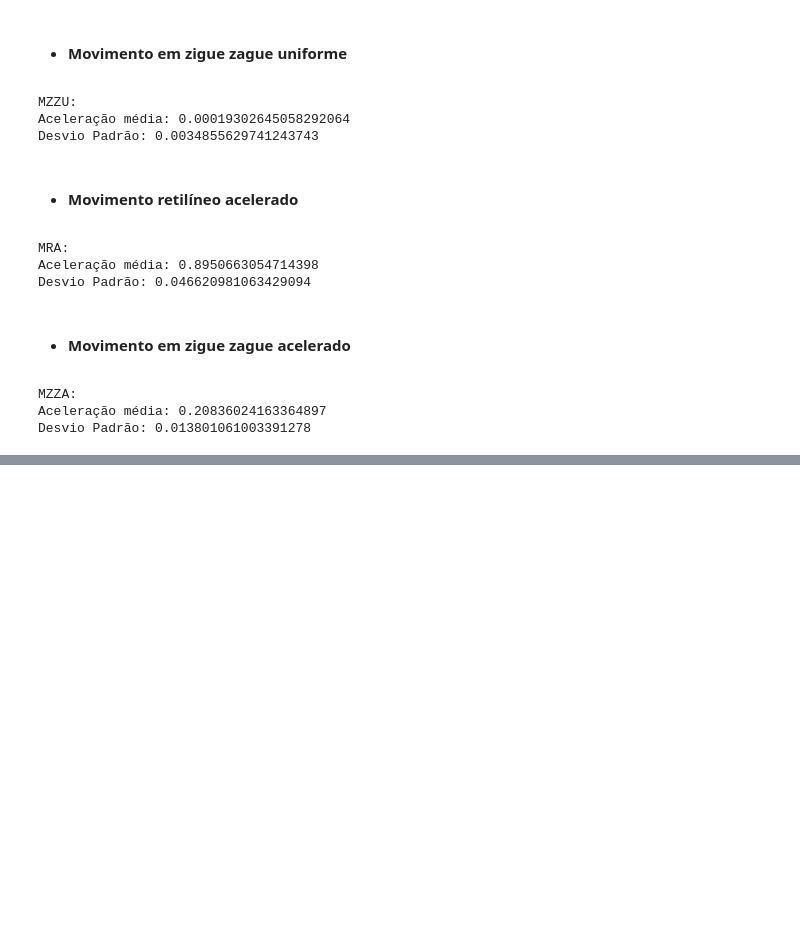
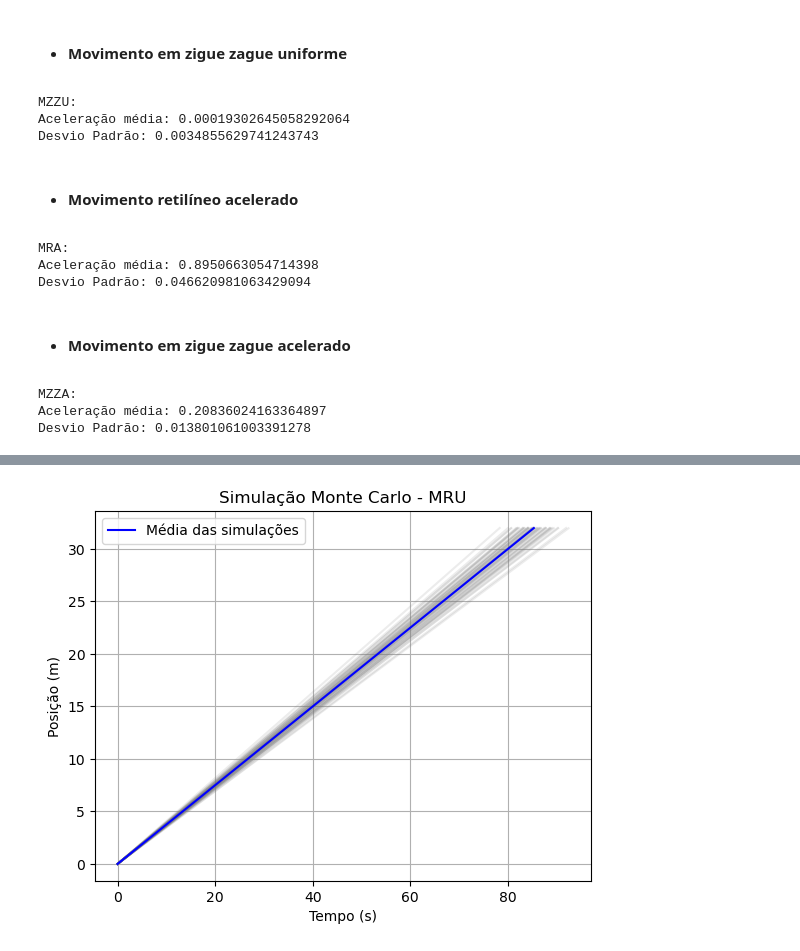
Before and after one commit to RafaBSales/MAC0209-EP2, a Jupyter notebook: ep2.ipynb, the cells around one changed output, grey strips where cells are left out. Saved outputs shown, nothing was run; the diff lists cells and outputs as text; code cells hidden in the pictures; blank space fills up the shorter version.

Commit message:
Adicionadas simulações de Monte Carlo
Adicionada toda a seção de simulações de Monte Carlo para todos os
experimentos

```diff
--- a/ep2.ipynb
+++ b/ep2.ipynb
@@ -742,0 +744,93 @@ Desvio Padrão: 0.013801061003391278
+# %%
+
+def simulacaoMRU(dt, v):
+
+    espaco = []
+    i_tempos = []
+    i_breaks = [0]
+
+    s = 0
+    t = 0
+    c = 1
+
+    while (s <= 32):
+
+        last = s
+
+        espaco.append(last)
+        i_tempos.append(t)
+
+        t += dt
+        s = v * t
+
+        if (last <= c*8 and s >= c*8):
+            c += 1
+            i_breaks.append(t)
+
+    return(espaco, i_tempos, i_breaks)
+
+vel = 0.374603739484231
+dp = 0.0152872902999447
+
+simulacoes = 50
+dt = 0.1
+
+posicoes = []
+velocidades = []
+tempos = []
+breaks = []
+
+for i in range(simulacoes):
+
+    v = vel + np.random.normal(0, dp)
+
+    espaco, i_tempos, i_breaks = simulacaoMRU(dt, v)
+
+    posicoes.append(espaco)
+    velocidades.append(v)
+    tempos.append(i_tempos)
+    breaks.append(i_breaks)
+
+
+vel_media = np.mean(velocidades)
+vel_dp = np.std(velocidades)
+
+sim_media_pos, sim_media_t, sim_media_break = simulacaoMRU(dt, vel_media)
+
+media_break = []
+dp_break = []
+
+for j in range(5):
+
+    media_break.append(sum(row[j] for row in breaks) / simulacoes)
+    dp_break.append(np.std([row[j] for row in breaks]))
+
+sim_media_pos = np.array(sim_media_pos)
+sim_media_t = np.array(sim_media_t)
+
+print("MRU:")
+print(f"Velocidade média: {vel_media}")
+print(f"Desvio Padrão: {vel_dp}\n")
+
+print(f"Tempos de intervalo médios: {media_break}")
+print(f"Desvio Padrão: {dp_break}")
+
+df = pd.DataFrame(breaks, columns=['t0', 't1', 't2,', 't3', 't4'])
+df.to_csv('Dados/MRU_tempos.csv', index=False, decimal=',')
+
+data = {'velocidade': velocidades}
+df = pd.DataFrame(data)
+df.to_csv('Dados/MRU_dados.csv', index=False, decimal=',')
+
+for i in range(simulacoes):
+    plt.plot(tempos[i], posicoes[i], color='gray', alpha=0.15)
+
+plt.plot(sim_media_t, sim_media_pos, color='blue', label="Média das simulações")
+
+plt.title(f"Simulação Monte Carlo - MRU")
+plt.xlabel("Tempo (s)")
+plt.ylabel("Posição (m)")
+plt.legend()
+plt.grid(True)
+plt.show()
+# %% [output]
@@ -742,0 +843 @@ Desvio Padrão: 0.013801061003391278
+[figure, added]
```
Also changed, not shown: parts of 24 cells of this notebook, 1 other file.
